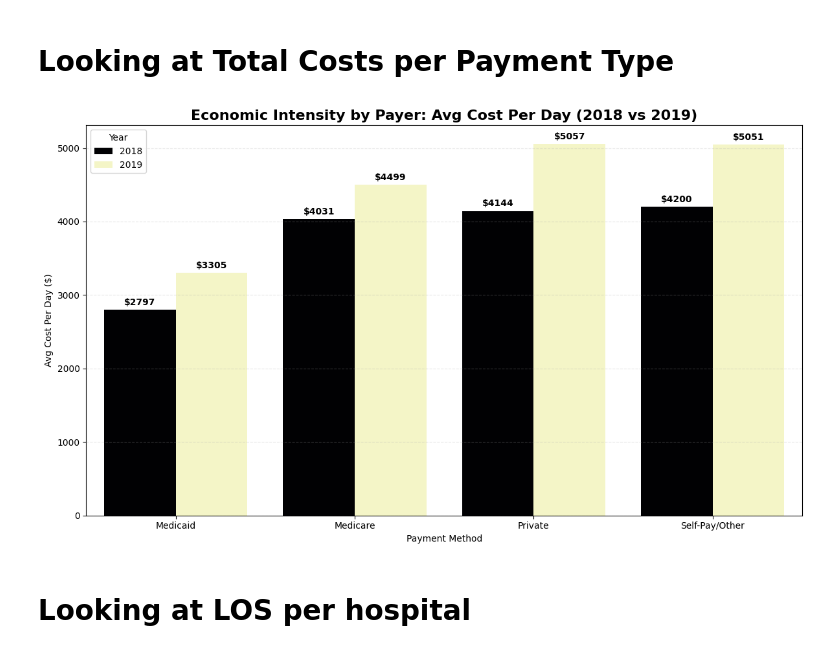
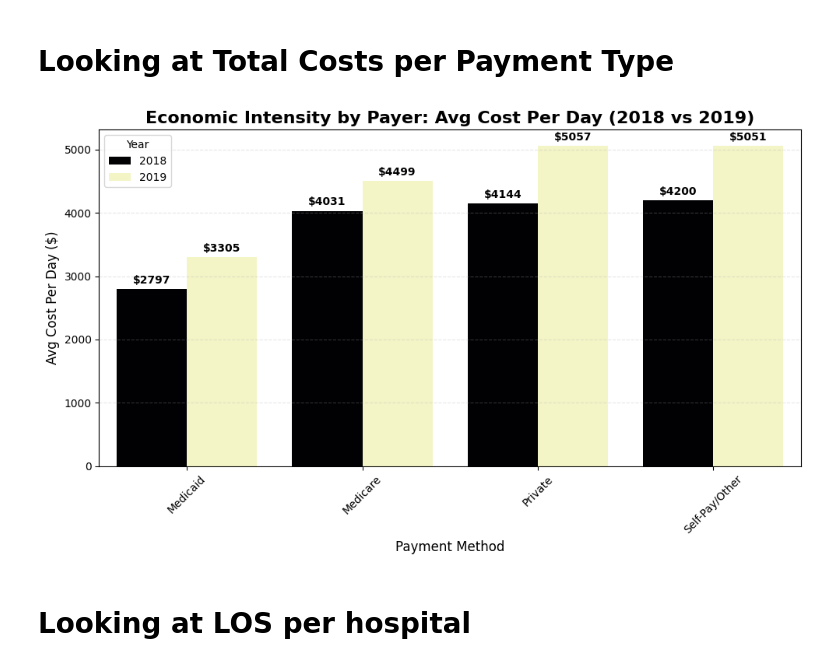
Before and after one commit to kpsalida/HospitalDischarges_Visualization, a Jupyter notebook: viz_eda.ipynb, the cells around one changed output. Drawn from its saved outputs; the diff is of its cells as text; code cells hidden in the pictures.

```diff
--- a/viz_eda.ipynb
+++ b/viz_eda.ipynb
@@ -1320,35 +1354,39 @@ Small length of stay but high average cost per day.
 # %% [markdown]
 # Looking at Total Costs per Payment Type
 # %%
-# Prepare data from payer_efficiency table
-# We melt it to make it compatible with Seaborn's hue
+# 1. Prepare data from payer_efficiency table
+# Using underscores consistently to avoid the 'Column Not Found' error
 payer_cost_melted = payer_efficiency['Avg_Cost_Per_Day'].reset_index().melt(
     id_vars='Payment Type',
     var_name='Year',
-    value_name='Cost_Per_Day'
+    value_name='Avg_Cost_Per_Day' # Matching this name exactly
 )
 
-plt.figure(figsize=(12, 7))
+plt.figure(figsize=(10, 6))
+
+# 2. Create the plot using the exact column name 'Avg_Cost_Per_Day'
 ax = sns.barplot(
     data=payer_cost_melted,
     x='Payment Type',
-    y='Cost_Per_Day',
+    y='Avg_Cost_Per_Day', # Fixed the name here
     hue='Year',
     palette='magma'
 )
 
-# Add data labels
+# 3. Add data labels for the "Audit" look
 for container in ax.containers:
-    ax.bar_label(container, fmt='$%.0f', padding=3, fontweight='bold')
+    ax.bar_label(container, fmt='$%.0f', padding=3, fontsize=10, fontweight='bold')
 
+# 4. Final Formatting
 plt.title("Economic Intensity by Payer: Avg Cost Per Day (2018 vs 2019)", fontsize=16, fontweight='bold')
-plt.ylabel("Avg Cost Per Day ($)")
-plt.xlabel("Payment Method")
+plt.ylabel("Avg Cost Per Day ($)", fontsize=12)
+plt.xlabel("Payment Method", fontsize=12)
+plt.xticks(rotation=45) # Helps if payment names are long
 plt.grid(axis='y', linestyle='--', alpha=0.3)
 plt.tight_layout()
 plt.show()
 # %% [output]
-[figure, old version]
+[figure, new version]
 # %% [markdown]
 # Looking at LOS per hospital
 # %%
```
Also changed, not shown: parts of 5 cells of this notebook.
